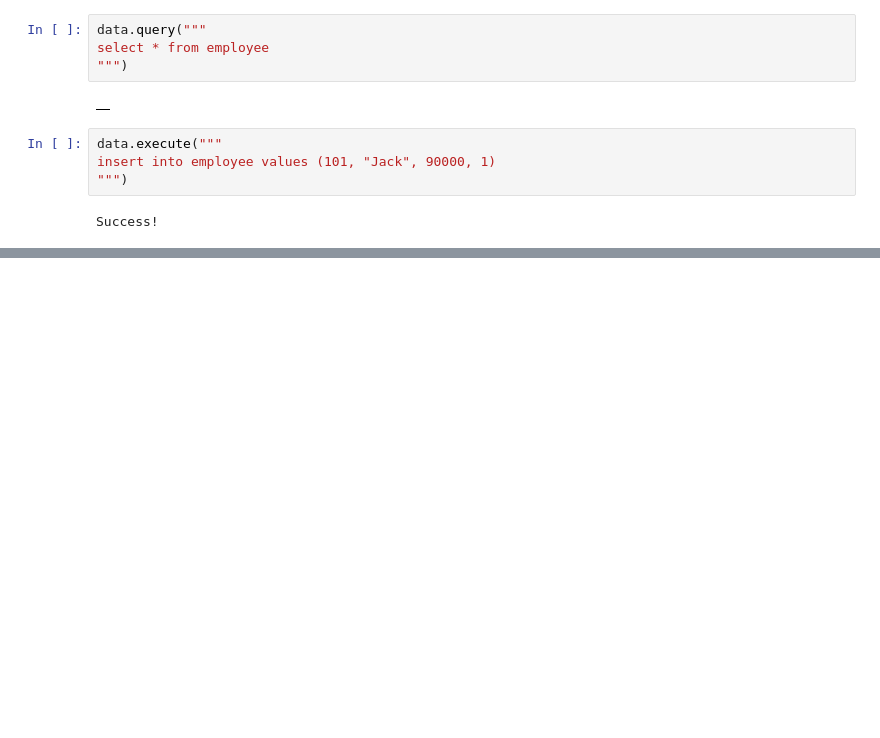
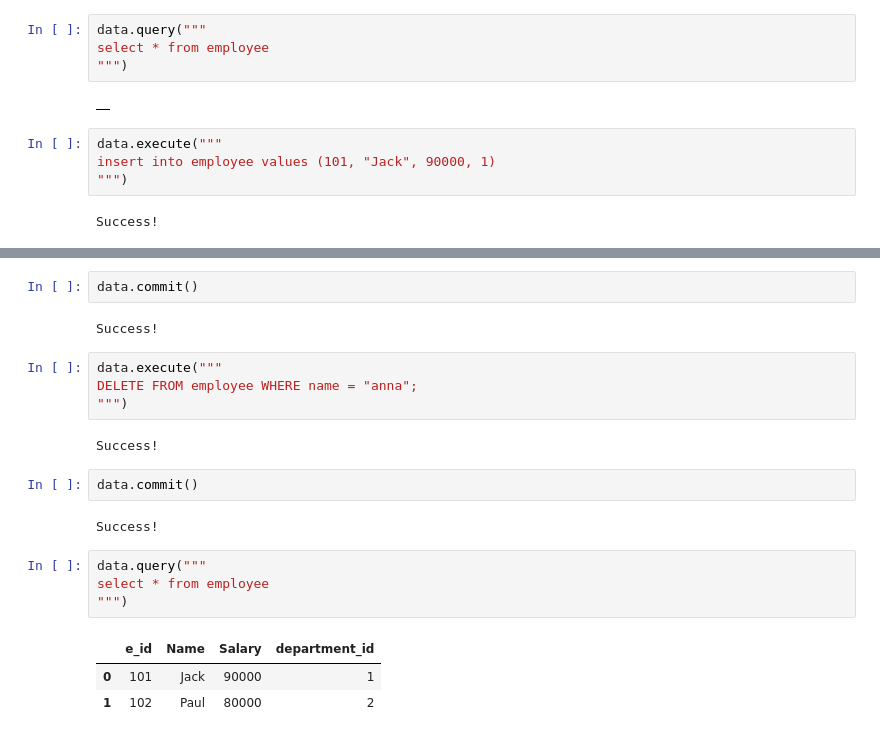
Before and after one commit to dev-hack95/SQL, a Jupyter notebook: SQL10.ipynb, the cells around one changed output, grey strips where cells are left out. Saved outputs shown, nothing was run; the diff lists cells and outputs as text; blank space fills up the shorter version.

```diff
--- a/SQL10.ipynb
+++ b/SQL10.ipynb
@@ -501,0 +618,22 @@ select * from department
+# %%
+data.commit()
+# %% [output]
+Success!
+# %%
+data.execute("""
+DELETE FROM employee WHERE name = "anna";
+""")
+# %% [output]
+Success!
+# %%
+data.commit()
+# %% [output]
+Success!
+# %%
+data.query("""
+select * from employee
+""")
+# %% [output]
+|  | e_id | Name | Salary | department_id |
+| 0 | 101 | Jack | 90000 | 1 |
+| 1 | 102 | Paul | 80000 | 2 |
```
Also changed, not shown: parts of 21 cells of this notebook.
